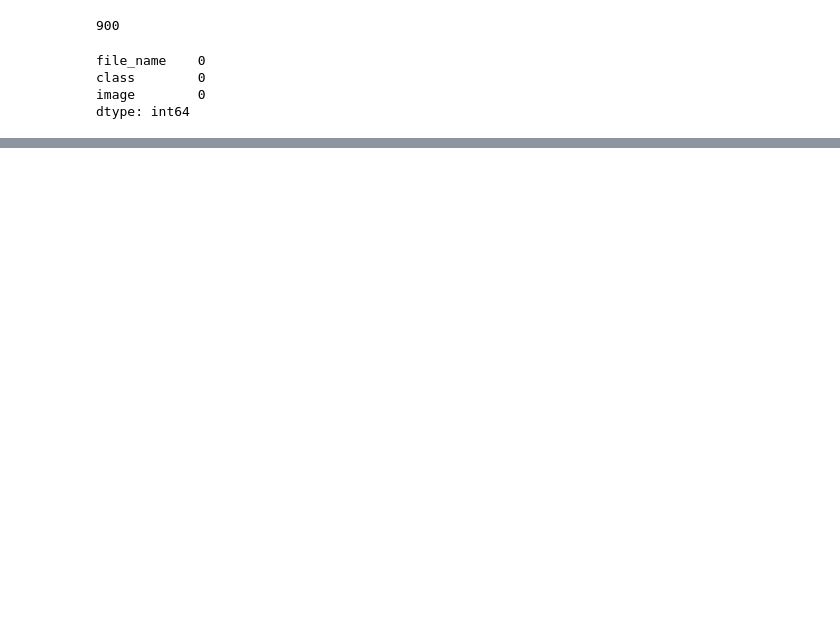
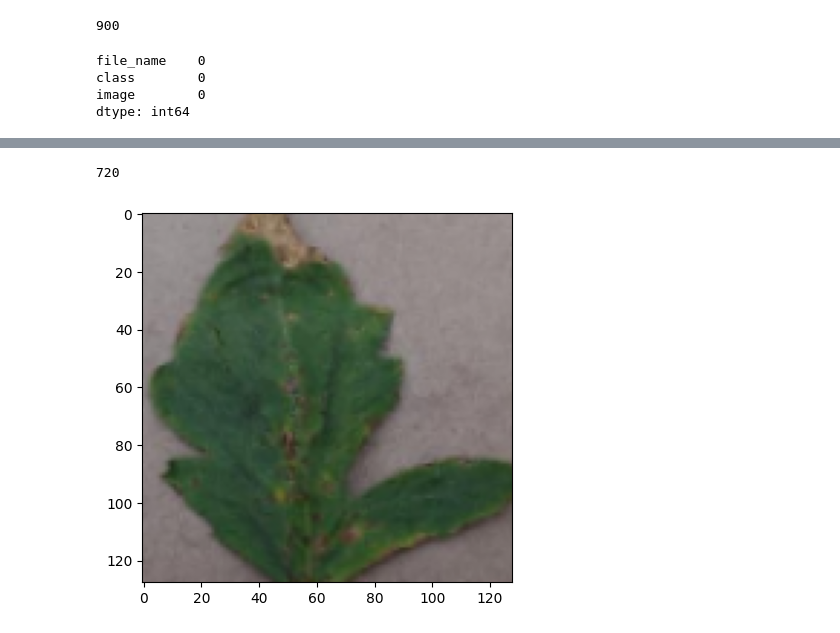
Before and after one commit to gowtham12591/Airflow, a Jupyter notebook: airflow_docker/dags/src/image_classification.ipynb, the cells around one changed output, grey strips where cells are left out. Cells and saved outputs as stored; diff of their text form; code cells hidden in the pictures; blank space fills up the shorter version.

```diff
--- a/airflow_docker/dags/src/image_classification.ipynb
+++ b/airflow_docker/dags/src/image_classification.ipynb
@@ -159,0 +233,27 @@ for train_index, test_index in sss.split(df, df[class_label]):
+# %%
+import imgaug as ia
+from imgaug import augmenters as iaa
+
+# Define augmentation sequence (replace with your desired transformations)
+seq = iaa.Sequential([
+    iaa.Fliplr(0.5),  # Flip horizontally with 50% probability
+    iaa.Rotate((-10, 10)),  # Rotate between -10 and 10 degrees
+    iaa.Crop(percent=(0.0, 0.1))  # Randomly crop up to 10% of the image
+])
+
+# Load your image array (assuming your array is called "images")
+original_images = image_array
+
+# Augment the images
+augmented_images = seq(images=original_images)
+print(len(augmented_images))
+img_to_plot = augmented_images[0]
+plt.imshow(img_to_plot)
+plt.show()
+
+
+# Save the augmented images (replace "augmented_images.npy" with your desired filename)
+# np.save("augmented_images.npy", augmented_images)
+# %% [output]
+720
+[figure, added]
```
Also changed, not shown: parts of 18 cells of this notebook, 5 other files.
